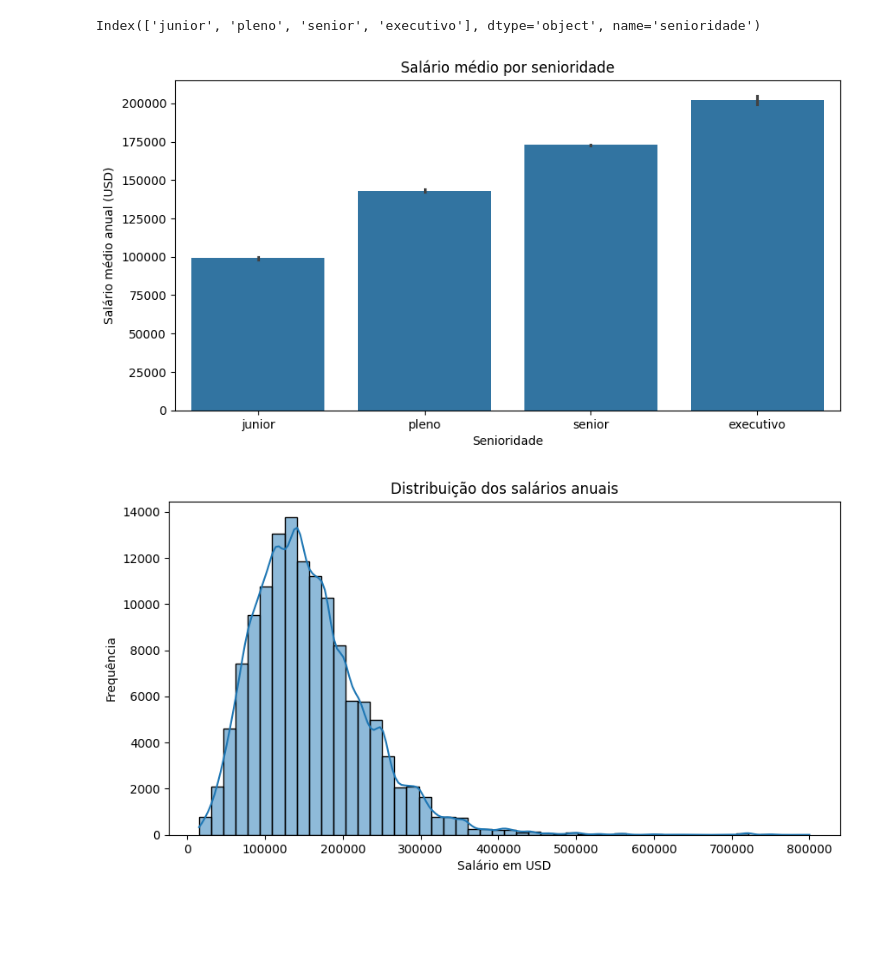
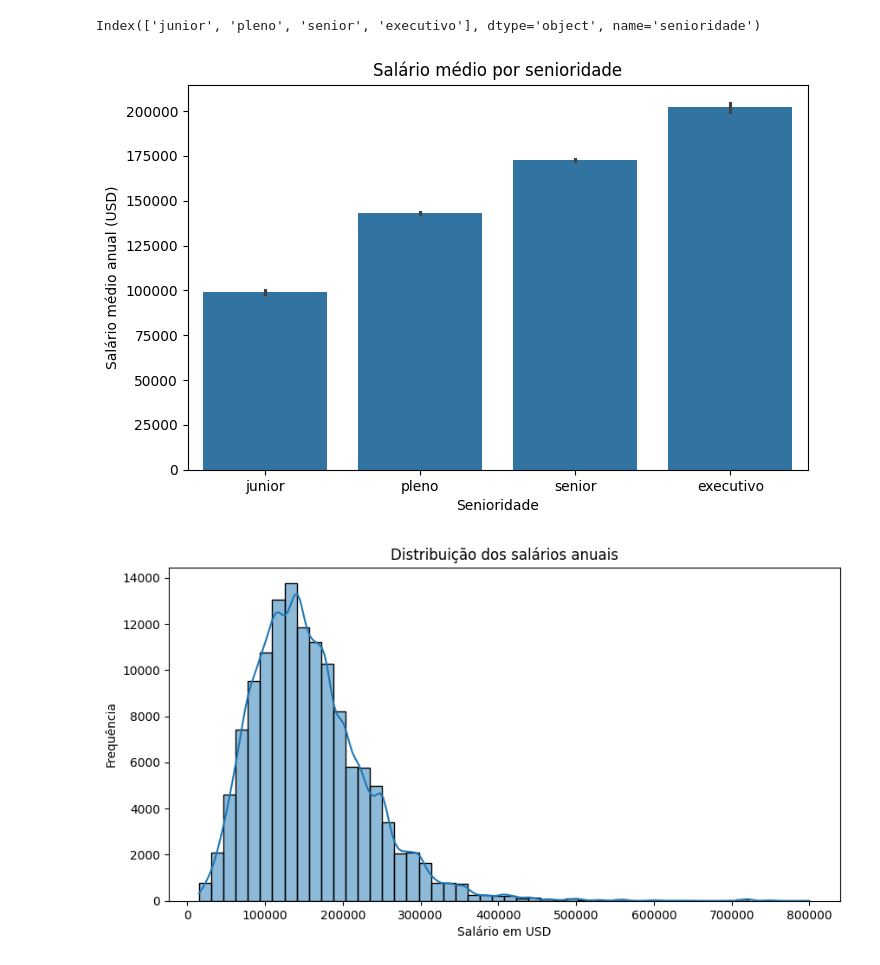
Before and after one commit to Santiago956/alura_imersao_python, a Jupyter notebook: Todas_as_aulas_Imersão_dados_com_Python_Alura_Agosto_2025.ipynb, the cells around one changed output. Cells and saved outputs as stored; diff of their text form; code cells hidden in the pictures; blank space fills up the shorter version.

```diff
--- a/Todas_as_aulas_Imersão_dados_com_Python_Alura_Agosto_2025.ipynb
+++ b/Todas_as_aulas_Imersão_dados_com_Python_Alura_Agosto_2025.ipynb
@@ -503,13 +503,13 @@ ordem
 # %% [output]
 Index(['junior', 'pleno', 'senior', 'executivo'], dtype='object', name='senioridade')
 # %%
-plt.figure(figsize=(10,5))
+plt.figure(figsize=(8,5))
 sns.barplot(data=df_limpo, x='senioridade', y='usd', order=ordem)
 plt.title("Salário médio por senioridade")
 plt.xlabel("Senioridade")
 plt.ylabel("Salário médio anual (USD)")
 plt.show()
 # %% [output]
-[figure, old version]
+[figure, new version]
 # %%
 plt.figure(figsize=(10,5))
```
Also changed, not shown: parts of 4 cells of this notebook.
